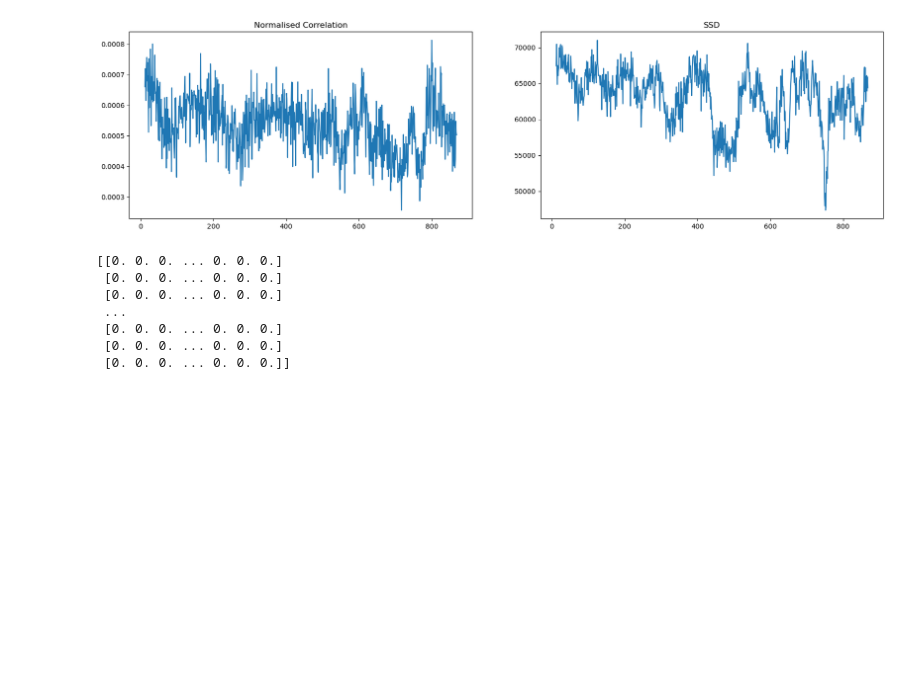
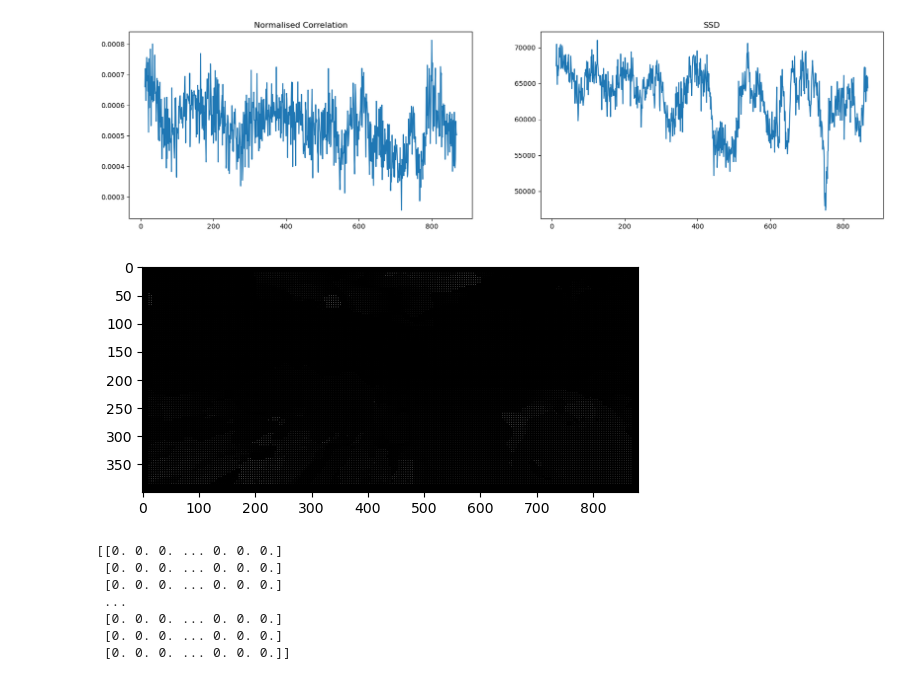
Before and after one commit to Neva-Y/Disparity-Image, a Jupyter notebook: Final-Project.ipynb, the cells around one changed output. Saved outputs shown, nothing was run; the diff lists cells and outputs as text; code cells hidden in the pictures; blank space fills up the shorter version.

```diff
--- a/Final-Project.ipynb
+++ b/Final-Project.ipynb
@@ -184,7 +189,7 @@ import tqdm
 # Plot disparity image
 h,w = img_l_grey.shape
 calc_disp = np.zeros((h,w))
-step_size = 1
+step_size = 2
 
 for row_index in tqdm(range(boundary_size, len(img_l_grey)-boundary_size, step_size)):
     row = img_l_grey[row_index]
@@ -194,7 +199,7 @@ for row_index in tqdm(range(boundary_size, len(img_l_grey)-boundary_size, step_s
         left_centre = [row_index, col_index_left]
 
         min_error = math.inf
-        neighbourhood_pixels = 150
+        neighbourhood_pixels = 250
 
         if col_index_left - neighbourhood_pixels < boundary_size:
             col_iter_left = boundary_size
@@ -206,7 +211,7 @@ for row_index in tqdm(range(boundary_size, len(img_l_grey)-boundary_size, step_s
         else:
             col_iter_right = col_index_left + neighbourhood_pixels
 
-        for col_index_right in range(col_iter_left, col_iter_right, 1):
+        for col_index_right in range(col_iter_left, col_iter_right, 4):
 
             right_centre = [row_index, col_index_right]
             ssd_error = sum_squared_differences(img_l_grey, img_r_grey, left_centre, right_centre, boundary_size)
@@ -218,8 +223,13 @@ for row_index in tqdm(range(boundary_size, len(img_l_grey)-boundary_size, step_s
         calc_disp[row_index][col_index_left] = abs(min_col_index - col_index_left)
 
 
-plt.imshow(calc_disp, cmap='gray')
+plt.imshow(calc_disp, cmap='gray', vmin=0, vmax=255)
 plt.savefig('disparity.png')
+# %%
+plt.imshow(calc_disp, cmap='gray', vmin=0, vmax=255)
+plt.savefig('disparity.png')
+# %% [output]
+[figure, added]
 # %%
 # Optimised disparity image calcualtion
 h,w = img_l_grey.shape
```
Also changed, not shown: parts of 2 cells of this notebook, 1 other file.
